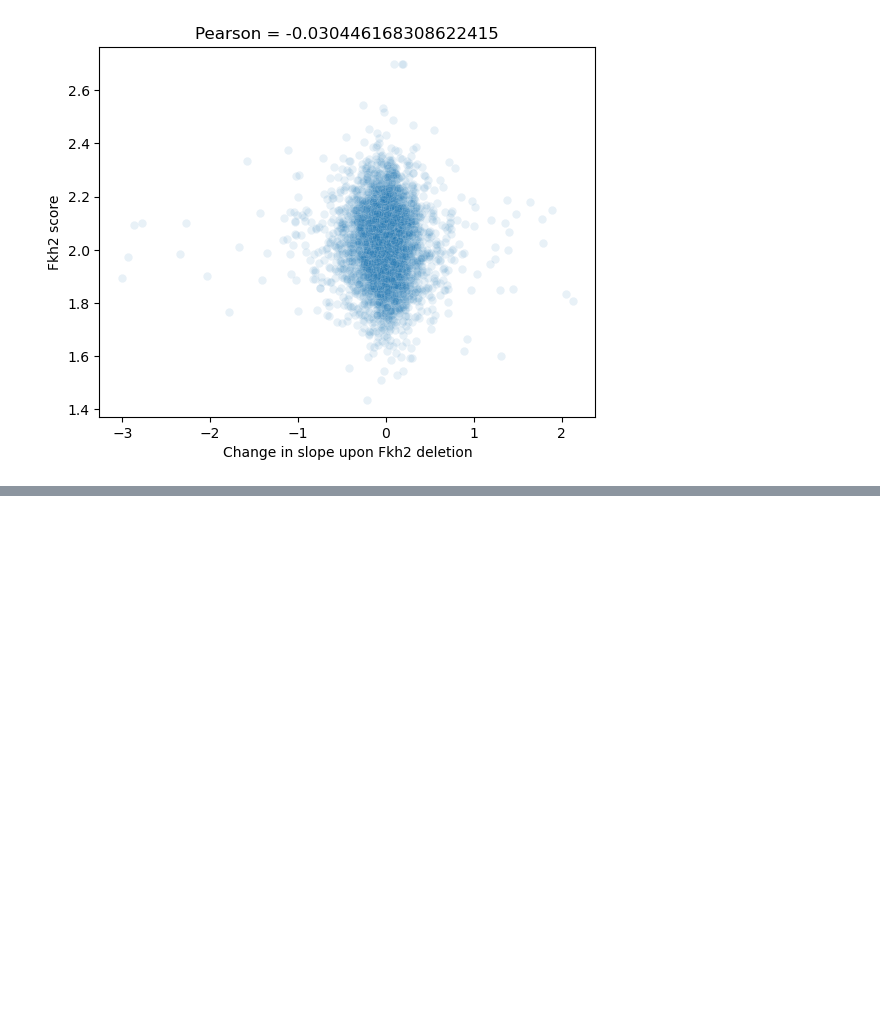
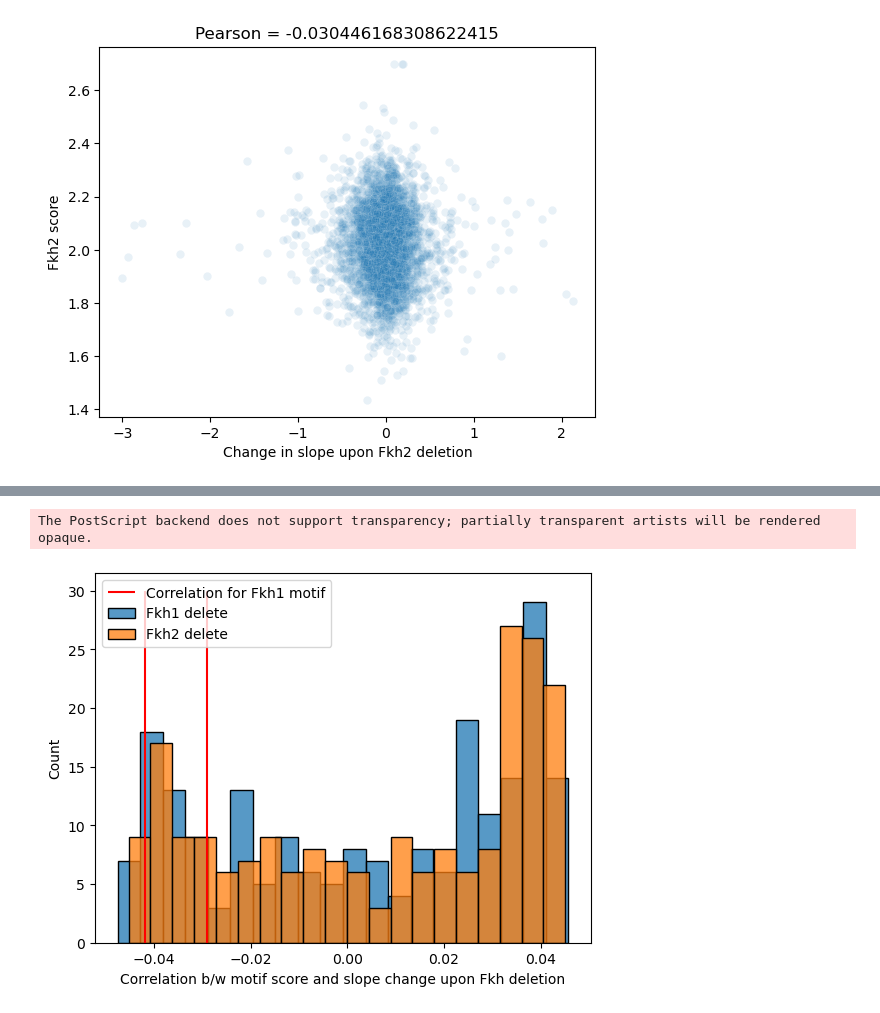
Before and after one commit to skotheimlab/fkh_concatemer_analysis, a Jupyter notebook: scaling_slope_change_Fkh12_motif_enrichment.ipynb, the cells around one changed output, grey strips where cells are left out. Drawn from its saved outputs; the diff is of its cells as text; code cells hidden in the pictures; blank space fills up the shorter version.

```diff
--- a/scaling_slope_change_Fkh12_motif_enrichment.ipynb
+++ b/scaling_slope_change_Fkh12_motif_enrichment.ipynb
@@ -211,8 +246,6 @@ motif_manifest['Gene name'] = [g for g,m in motifs.keys()]
 motif_manifest['MotifID'] = [m for g,m in motifs.keys()]
 
 grouped = [m for gene_name, m in motif_manifest.groupby('Gene name')]
-idx = np.array([[g['MotifID'].argmax()] for g in grouped]).squeeze()
-motifs2run = motif_manifest.loc[idx].reset_index()
 
-print(f'Total of {len(motif_manifest)} motifs for {len(motifs2run)} TFs')
+print(f'Total of {len(motif_manifest)} motifs for {len(motif_manifest['Gene name'].unique())} TFs')
 # %% [output]
@@ -238,2 +269,14 @@ for _,m in tqdm(motifs2run.iterrows()):
 # %%
-get_pswm_score(motif,seq).mean()
+
+for _,m in tqdm(motif_manifest.iterrows()):
+    gene_name = m['Gene name']
+    motifID = m['MotifID']
+    motif = motifs[(gene_name,motifID)]
+
+    scores = np.array([ get_pswm_score_fast(motif, promoters[gene][500:1000].seq).mean()
+                      for gene in delta_slopes.dropna().index if gene in promoters.keys()])
+
+    R,P = np.corrcoef(scores,delta_slopes.loc[gene2test,'fkh1_del'].values)
+    motif_correlations.loc[gene_name, 'Fkh1del_correlation'] = R[1]
+    R,P = np.corrcoef(scores,delta_slopes.loc[gene2test,'fkh2_del'].values)
+    motif_correlations.loc[gene_name, 'Fkh2del_correlation'] = R[1]
@@ -242,2 +283,2 @@ np.float64(-5.798067645106984)
 # %%
-scores
+motif_correlations = motif_correlations.drop_duplicates()
@@ -245,0 +293,12 @@ array(3971)
+# %%
+sb.histplot(motif_correlations,x='Fkh1del_correlation',bins=20)
+sb.histplot(motif_correlations,x='Fkh2del_correlation',bins=20)
+plt.xlabel('Correlation b/w motif score and slope change upon Fkh deletion')
+plt.vlines(motif_correlations.loc['Fkh1'],ymin=0,ymax=30,color='r')
+plt.legend(['Correlation for Fkh1 motif','Fkh1 delete','Fkh2 delete'])
+
+plt.savefig('/Users/xies/OneDrive - Stanford/Bioinformatics/Fkh RNAseq/all_PWM_correlation_with_fkhslopechange.png', format='png')
+plt.savefig('/Users/xies/OneDrive - Stanford/Bioinformatics/Fkh RNAseq/all_PWM_correlation_with_fkhslopechange.eps', format='eps')
+# %% [output]
+The PostScript backend does not support transparency; partially transparent artists will be rendered opaque.
+[figure, added]
```
Also changed, not shown: parts of 14 cells of this notebook.
